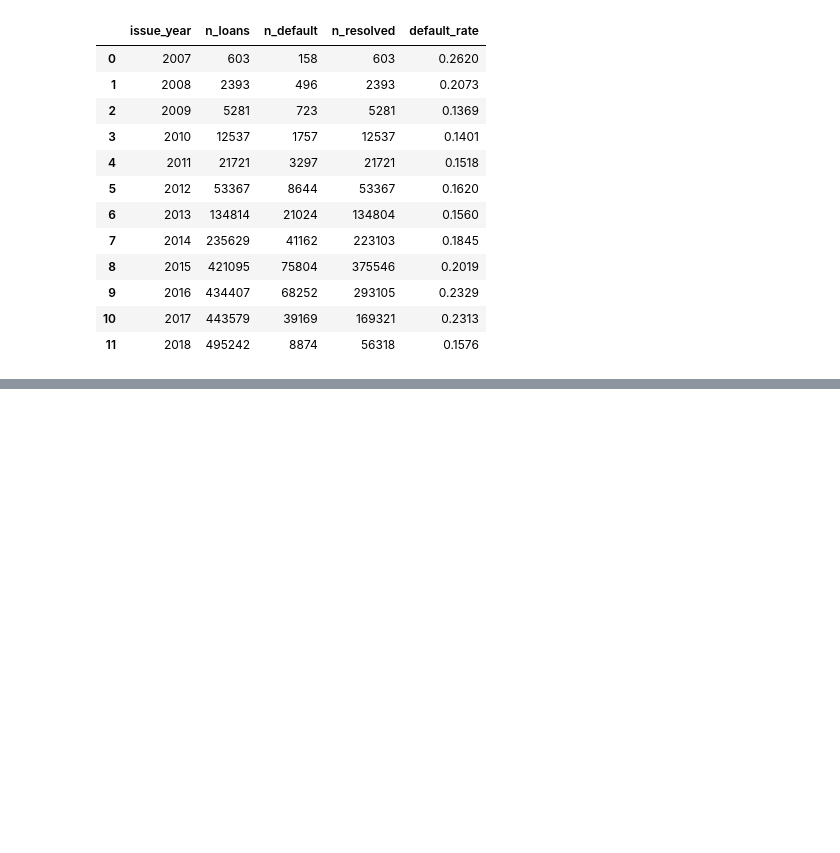
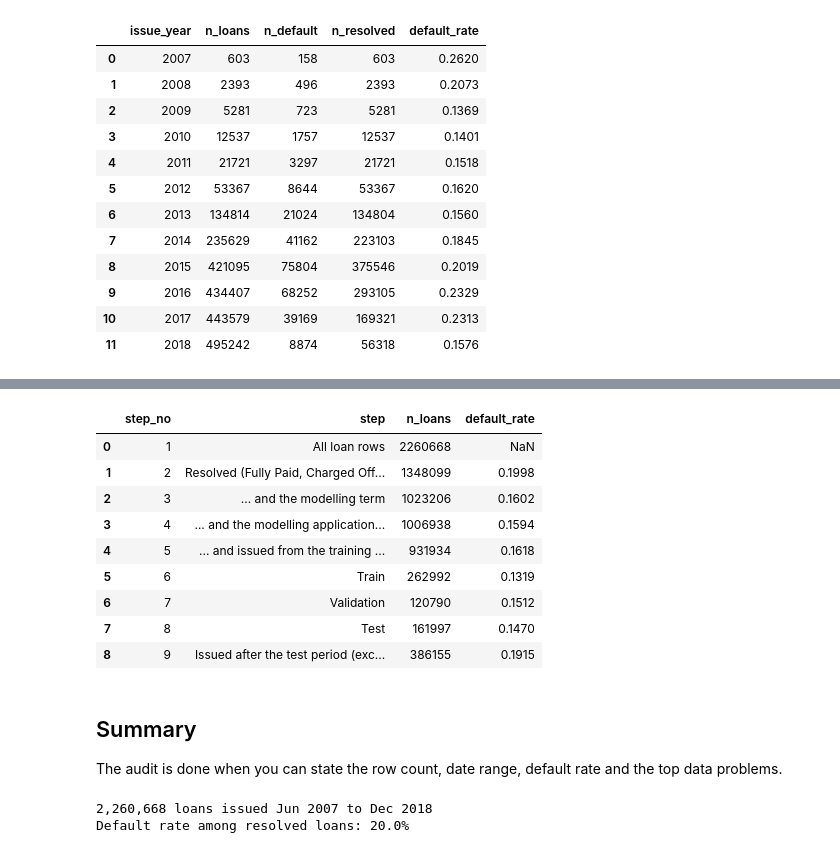
Before and after one commit to EvaVareille/credit-risk-default-prediction, a Jupyter notebook: notebooks/01_data_audit.ipynb, the cells around one changed output, grey strips where cells are left out. Saved outputs shown, nothing was run; the diff lists cells and outputs as text; code cells hidden in the pictures; blank space fills up the shorter version.

```diff
--- a/notebooks/01_data_audit.ipynb
+++ b/notebooks/01_data_audit.ipynb
@@ -106,0 +208,27 @@ audit.loans_per_issue_year(con)
+# %%
+funnel = audit.run_sql_file(con, "07_modelling_population")
+funnel
+# %% [output]
+|  | step_no | step | n_loans | default_rate |
+| 0 | 1 | All loan rows | 2260668 | NaN |
+| 1 | 2 | Resolved (Fully Paid, Charged Off... | 1348099 | 0.1998 |
+| 2 | 3 | ... and the modelling term | 1023206 | 0.1602 |
+| 3 | 4 | ... and the modelling application... | 1006938 | 0.1594 |
+| 4 | 5 | ... and issued from the training ... | 931934 | 0.1618 |
+| 5 | 6 | Train | 262992 | 0.1319 |
+| 6 | 7 | Validation | 120790 | 0.1512 |
+| 7 | 8 | Test | 161997 | 0.1470 |
+| 8 | 9 | Issued after the test period (exc... | 386155 | 0.1915 |
+# %% [markdown]
+## Summary
+
+The audit is done when you can state the row count, date range, default rate and the top data problems.
+# %%
+counts = audit.row_counts(con)
+first, last = con.execute("SELECT min(issue_date), max(issue_date) FROM loans_audit").fetchone()
+resolved_default_rate = funnel.set_index("step_no").loc[2, "default_rate"]
+print(f"{counts['loan_rows']:,} loans issued {first:%b %Y} to {last:%b %Y}")
+print(f"Default rate among resolved loans: {resolved_default_rate:.1%}")
+# %% [output]
+2,260,668 loans issued Jun 2007 to Dec 2018
+Default rate among resolved loans: 20.0%
```
Also changed, not shown: parts of 15 cells of this notebook, 22 other files.
